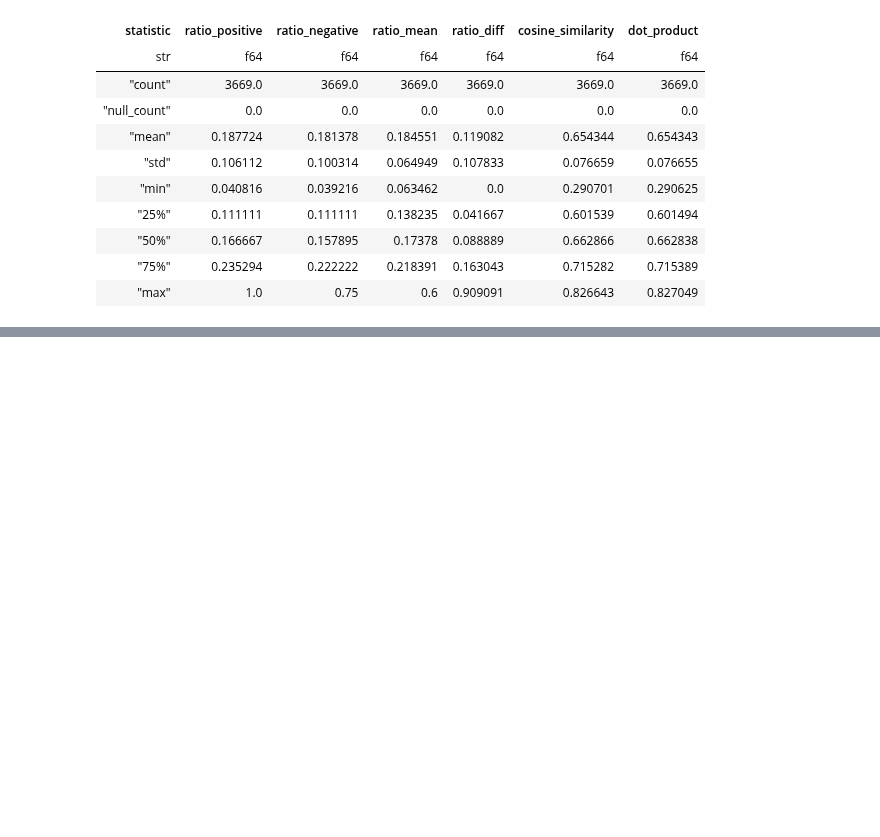
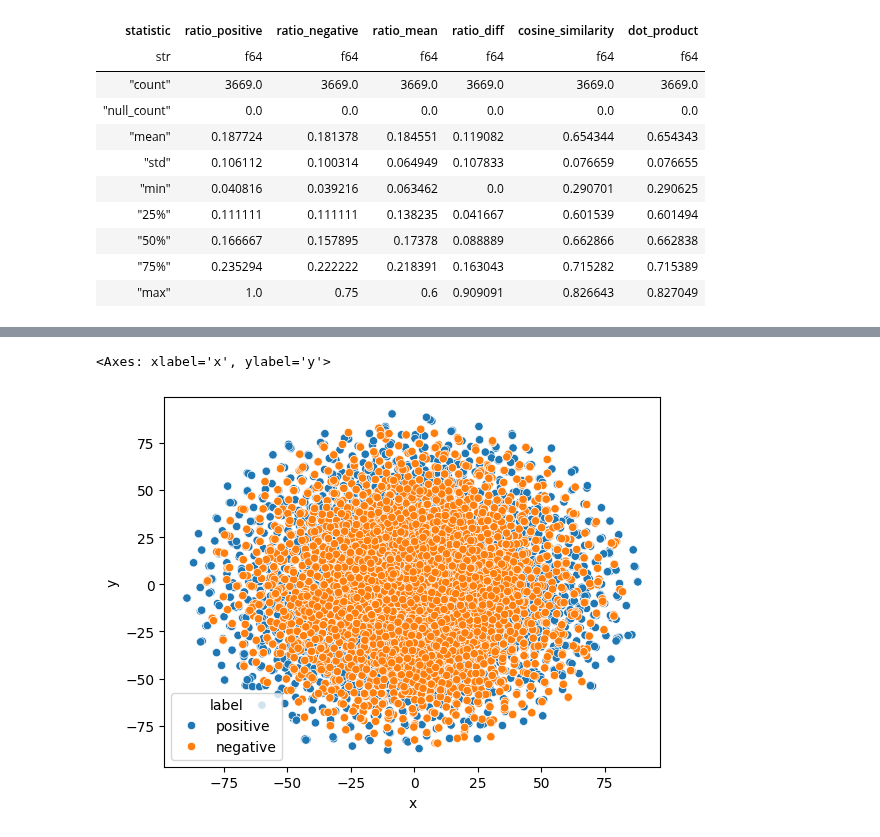
Before and after one commit to faunebl/thesis, a Jupyter notebook: importing_new_db.ipynb, the cells around one changed output, grey strips where cells are left out. Cells and saved outputs as stored; diff of their text form; code cells hidden in the pictures; blank space fills up the shorter version.

Commit message:
adding similar sentences tests

```diff
--- a/importing_new_db.ipynb
+++ b/importing_new_db.ipynb
@@ -176,0 +229,16 @@ shape: (203, 18)
+# %%
+to_plot = (
+    similar_sentences
+    .select('positive', 'negative', 'positive_tsne', 'negative_tsne')
+    .melt(id_vars=['positive', 'negative'], value_vars = cs.contains('tsne'))
+    .select(pl.col('variable').str.split('_').list.first().alias('label'), pl.col('value').list.to_struct())
+    .unnest('value')
+    .rename({'field_0': 'x', 'field_1':'y'})
+)
+# %%
+import matplotlib.pyplot as plt
+
+sns.scatterplot(data = to_plot, x= 'x', y = 'y', hue='label')
+# %% [output]
+<Axes: xlabel='x', ylabel='y'>
+[figure, added]
```
Also changed, not shown: parts of 4 cells of this notebook.
